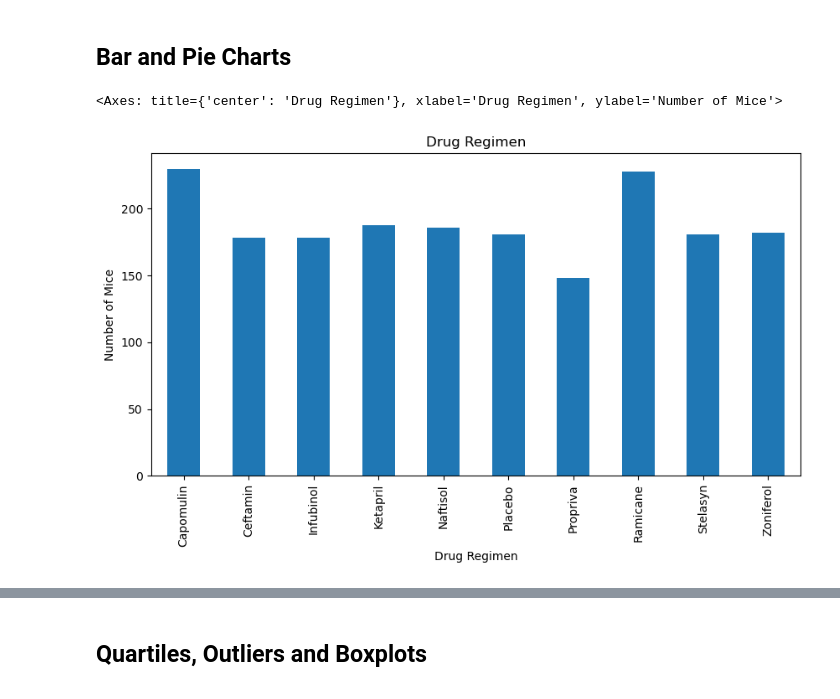
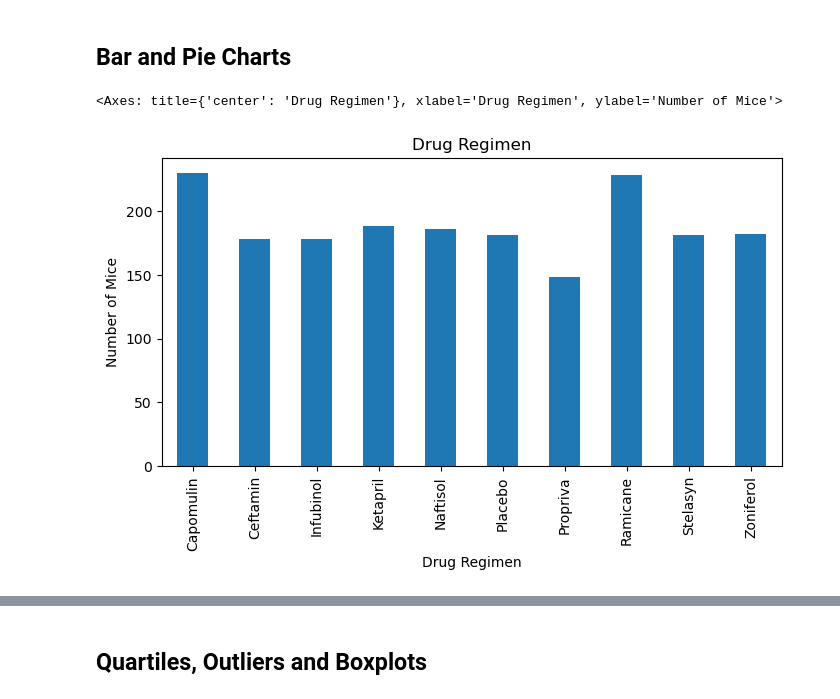
Before and after one commit to zippyprod/-Pymaceuticals_Challenge, a Jupyter notebook: Pymaceuticals/pymaceuticals_starter_code.ipynb, the cells around one changed output, grey strips where cells are left out. Saved outputs shown, nothing was run; the diff lists cells and outputs as text; code cells hidden in the pictures.

```diff
--- a/Pymaceuticals/pymaceuticals_starter_code.ipynb
+++ b/Pymaceuticals/pymaceuticals_starter_code.ipynb
@@ -79,8 +80,9 @@ mouse_clean_df.shape
 (1880, 7)
 # %%
 # Create a clean DataFrame by dropping the duplicate mouse by its ID.
-mouse_clean_df = index_df.drop(['g989'])
-mouse_clean_df= clean_df.reset_index()
+mouse_clean_df = dup_mouse_df.drop(['g989'])
+mouse_clean_df.shape
+mouse_clean_df= mouse_clean_df.reset_index()
 # %%
 # Checking the number of mice in the clean DataFrame.
 mouse_clean_df['Mouse ID'].value_counts()
@@ -156,14 +149,14 @@ drug_regimen_summary_df
 # %%
 # Generate a bar plot showing the total number of rows (Mouse ID/Timepoints) for each drug regimen using Pandas.
 barchart_number_of_mice = mouse_clean_df.groupby(['Drug Regimen']).count()['Mouse ID'].rename('Mice Count')
 
 plt.xlabel('Drug Regimen')
 plt.ylabel('Number of Mice')
 plt.title('Drug Regimen on Number of Mice')
 
-barchart_number_of_mice.plot.bar(title='Drug Regimen',y='Number of Mice',figsize=(10,5))
+barchart_number_of_mice.plot.bar(title='Drug Regimen',y='Number of Mice',figsize=(8,4))
 # %% [output]
 <Axes: title={'center': 'Drug Regimen'}, xlabel='Drug Regimen', ylabel='Number of Mice'>
-[figure, old version]
+[figure, new version]
 # %%
 # Generate a bar plot showing the total number of rows (Mouse ID/Timepoints) for each drug regimen using pyplot.
```
Also changed, not shown: parts of 13 cells of this notebook.
